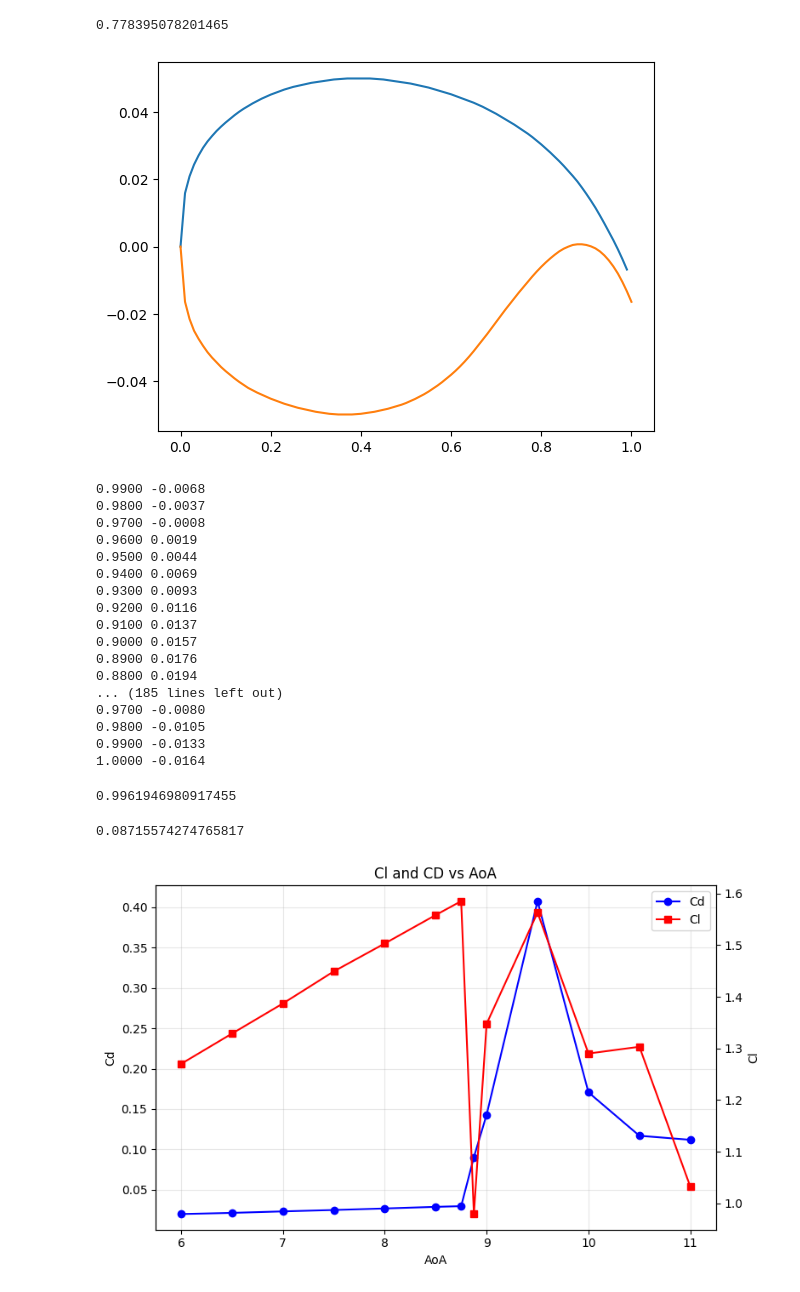
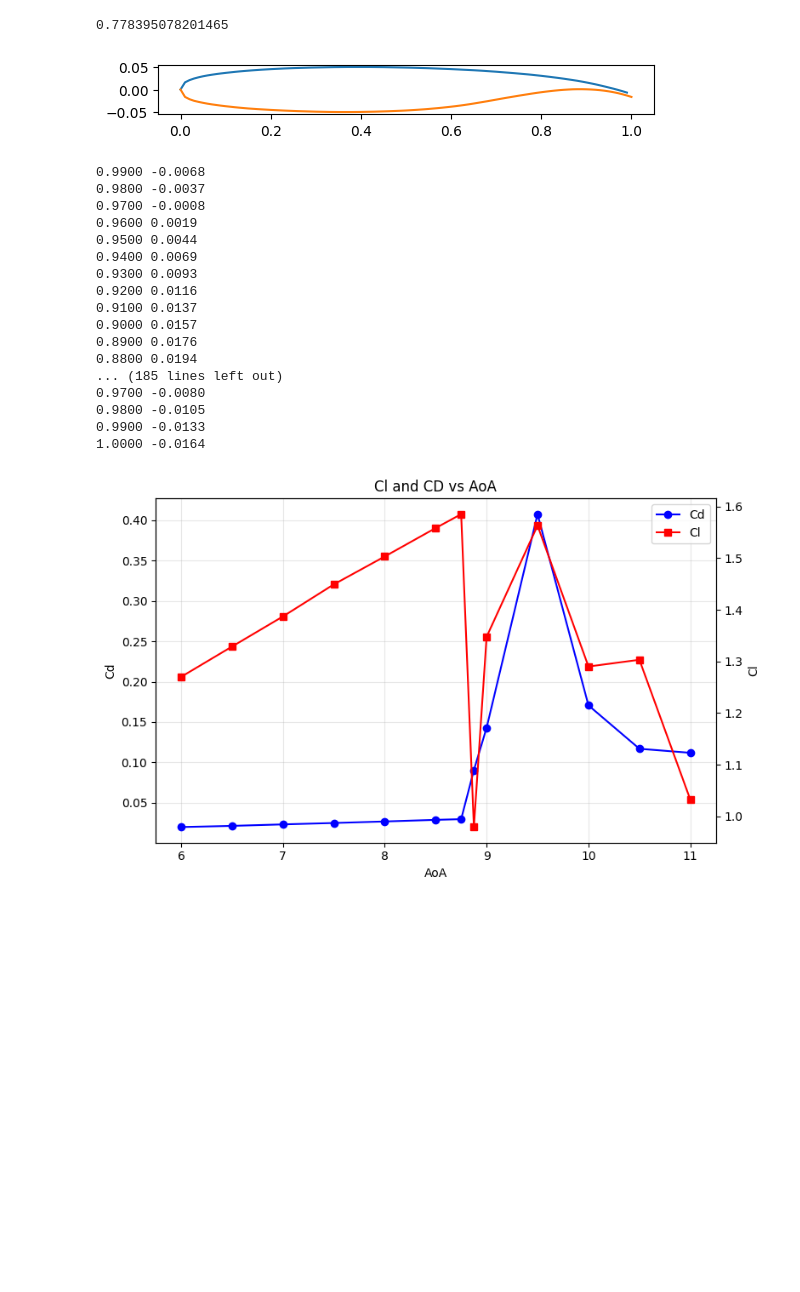
Before and after one commit to UavYuriyS/ad_assignments, a Jupyter notebook: assignment2/assignment2.ipynb, the cells around one changed output. Cells and saved outputs as stored; diff of their text form; code cells hidden in the pictures; blank space fills up the shorter version.

```diff
--- a/assignment2/assignment2.ipynb
+++ b/assignment2/assignment2.ipynb
@@ -391,34 +379,35 @@ pts = [
 [0.0210 ,   0.0005],
 [0.0194 ,   0.0007],
 [0.0176 ,   0.0007],
 [0.0157 ,   0.0005],
 [0.0137 ,   0.0001],
 [0.0116 ,   -0.0005],
 [0.0093 ,   -0.0014],
 [0.0069 ,   -0.0026],
 [0.0044 ,   -0.0041],
 [0.0019 ,   -0.0059],
 [-0.0008,   -0.0080],
 [-0.0037,   -0.0105],
 [-0.0068,   -0.0133],
 [0.0    ,   -0.0164],
 ]
 
 chords = np.linspace(0, 1, len(pts))
 
 pts = np.array(pts)
 
 x = pts[:, 0] * chords
 y = pts[:, 1] * chords
 
 plt.plot(chords[:-1], pts[:, 0][:-1], label="x")
 plt.plot(chords, pts[:, 1], label="y")
+plt.gca().set_aspect('equal')
 plt.show()
 
 print("\n".join([f"{x:.4f} {y:.4f}" for x, y in zip(chords[:-1][::-1], pts[:-1, 0][::-1])]))
 print("\n".join([f"{x:.4f} {y:.4f}" for x, y in zip(chords, pts[:, 1])]))
 # %% [output]
-[figure, old version]
+[figure, new version]
 0.9900 -0.0068
 0.9800 -0.0037
 0.9700 -0.0008
@@ -436,14 +425,6 @@ print("\n".join([f"{x:.4f} {y:.4f}" for x, y in zip(chords, pts[:, 1])]))
 0.9800 -0.0105
 0.9900 -0.0133
 1.0000 -0.0164
-# %%
-math.cos(math.radians(5))
-# %% [output]
-0.9961946980917455
-# %%
-math.sin(math.radians(5))
-# %% [output]
-0.08715574274765817
 # %%
 AoAs = np.array([
 [6, 0.019972591,	1.270089],
```
Also changed, not shown: parts of 4 cells of this notebook.
